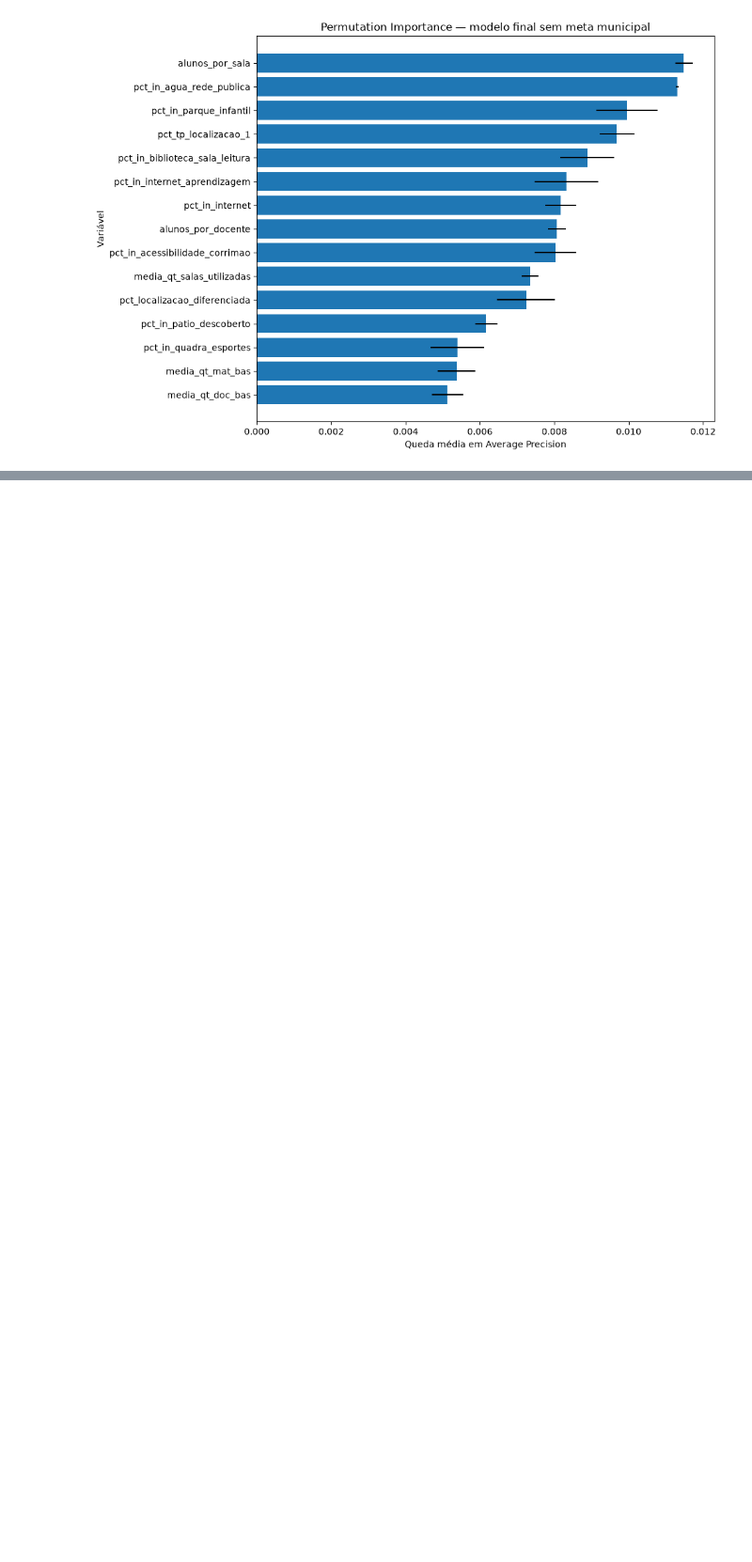
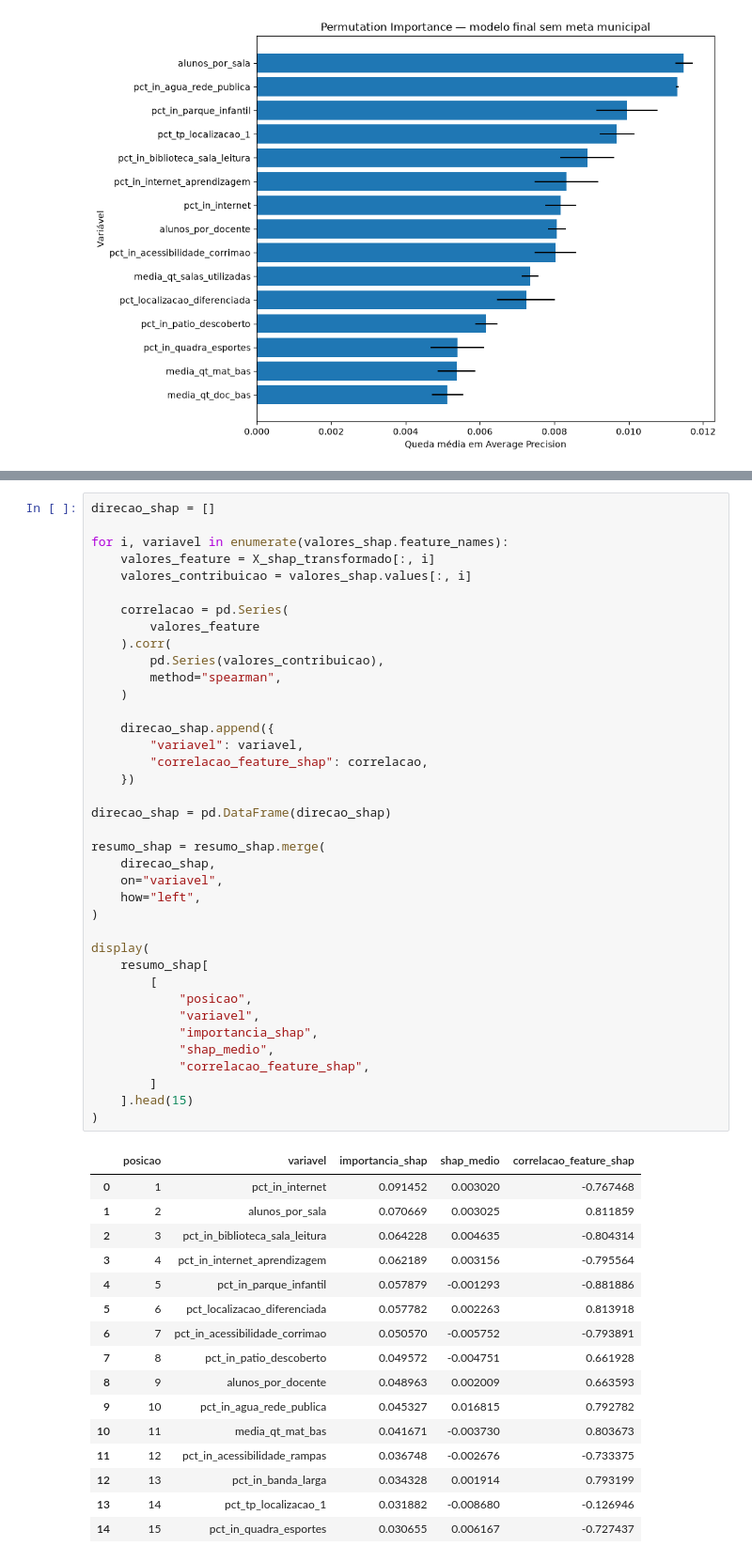
Before and after one commit to erick00denner/tech_challenge_3_alfabetizacao, a Jupyter notebook: notebooks/02_preparacao_modelagem.ipynb, the cells around one changed output, grey strips where cells are left out. Shown at 94% size. Drawn from its saved outputs; the diff is of its cells as text; blank space fills up the shorter version.

```diff
--- a/notebooks/02_preparacao_modelagem.ipynb
+++ b/notebooks/02_preparacao_modelagem.ipynb
@@ -1969,0 +2383,55 @@ As importâncias representam contribuição para o desempenho preditivo e não p
+# %%
+direcao_shap = []
+
+for i, variavel in enumerate(valores_shap.feature_names):
+    valores_feature = X_shap_transformado[:, i]
+    valores_contribuicao = valores_shap.values[:, i]
+
+    correlacao = pd.Series(
+        valores_feature
+    ).corr(
+        pd.Series(valores_contribuicao),
+        method="spearman",
+    )
+
+    direcao_shap.append({
+        "variavel": variavel,
+        "correlacao_feature_shap": correlacao,
+    })
+
+direcao_shap = pd.DataFrame(direcao_shap)
+
+resumo_shap = resumo_shap.merge(
+    direcao_shap,
+    on="variavel",
+    how="left",
+)
+
+display(
+    resumo_shap[
+        [
+            "posicao",
+            "variavel",
+            "importancia_shap",
+            "shap_medio",
+            "correlacao_feature_shap",
+        ]
+    ].head(15)
+)
+# %% [output]
+|  | posicao | variavel | importancia_shap | shap_medio | correlacao_feature_shap |
+| 0 | 1 | pct_in_internet | 0.091452 | 0.003020 | -0.767468 |
+| 1 | 2 | alunos_por_sala | 0.070669 | 0.003025 | 0.811859 |
+| 2 | 3 | pct_in_biblioteca_sala_leitura | 0.064228 | 0.004635 | -0.804314 |
+| 3 | 4 | pct_in_internet_aprendizagem | 0.062189 | 0.003156 | -0.795564 |
+| 4 | 5 | pct_in_parque_infantil | 0.057879 | -0.001293 | -0.881886 |
+| 5 | 6 | pct_localizacao_diferenciada | 0.057782 | 0.002263 | 0.813918 |
+| 6 | 7 | pct_in_acessibilidade_corrimao | 0.050570 | -0.005752 | -0.793891 |
+| 7 | 8 | pct_in_patio_descoberto | 0.049572 | -0.004751 | 0.661928 |
+| 8 | 9 | alunos_por_docente | 0.048963 | 0.002009 | 0.663593 |
+| 9 | 10 | pct_in_agua_rede_publica | 0.045327 | 0.016815 | 0.792782 |
+| 10 | 11 | media_qt_mat_bas | 0.041671 | -0.003730 | 0.803673 |
+| 11 | 12 | pct_in_acessibilidade_rampas | 0.036748 | -0.002676 | -0.733375 |
+| 12 | 13 | pct_in_banda_larga | 0.034328 | 0.001914 | 0.793199 |
+| 13 | 14 | pct_tp_localizacao_1 | 0.031882 | -0.008680 | -0.126946 |
+| 14 | 15 | pct_in_quadra_esportes | 0.030655 | 0.006167 | -0.727437 |
```
Also changed, not shown: parts of 27 cells of this notebook, 6 other files.
